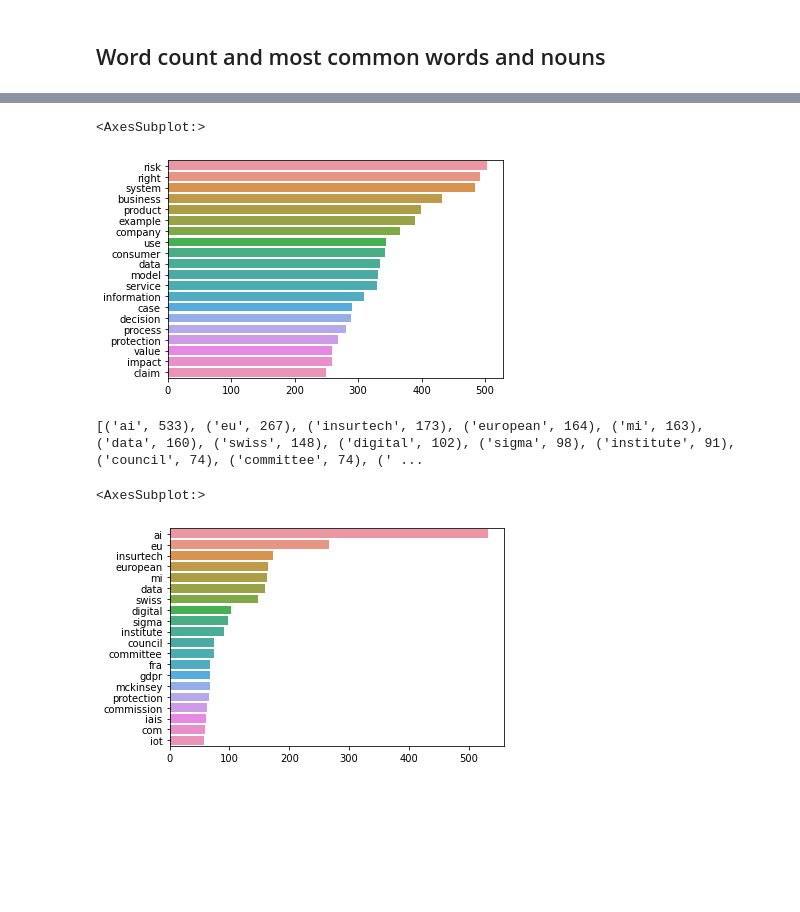
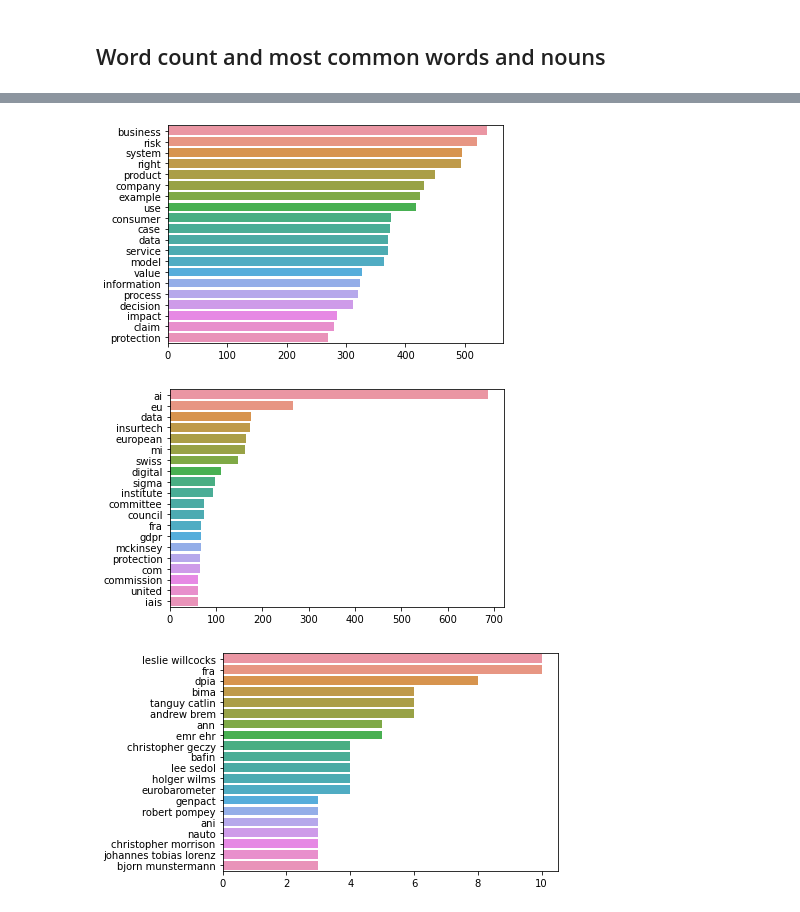
Before and after one commit to protzetter/NLP-experiments, a Jupyter notebook: DocumentMining-Part1.ipynb, the cells around one changed output, grey strips where cells are left out. Saved outputs shown, nothing was run; the diff lists cells and outputs as text; code cells hidden in the pictures; blank space fills up the shorter version.

Commit message:
Update DocumentMining-Part1.ipynb
added function for charts

```diff
--- a/DocumentMining-Part1.ipynb
+++ b/DocumentMining-Part1.ipynb
@@ -271,16 +268,20 @@ print(commonWords)
 # %%
 import seaborn as sns
 
 
-x, y= [], []
-for word,count in commonWords[:20]:
-        x.append(word)
-        y.append(count)
+def displayEntitiesChart(commonEntities,n=20, save=False, saveToFile='test.jpg'):
+    x, y= [], []
+    for word,count in commonEntities[:n]:
+            x.append(word)
+            y.append(count)
 
-sns.barplot(x=y,y=x)
+    plot= sns.barplot(x=y,y=x)
+    if save:
+        fig = plot.get_figure()
+        fig.savefig(saveToFile)
+displayEntitiesChart(commonWords)
 # %% [output]
-<AxesSubplot:>
-[figure, old version]
+[figure, new version]
 # %%
 # get most common proper nouns
 from collections import defaultdict, Counter
@@ -296,22 +297,24 @@ for doc in fullDocs.NLP:
 # five most common tokens
 wordFreq = Counter(words)
 commonWords = wordFreq.most_common(20)
-print(commonWords)
+displayEntitiesChart(commonWords)
 # %% [output]
-[('ai', 533), ('eu', 267), ('insurtech', 173), ('european', 164), ('mi', 163), ('data', 160), ('swiss', 148), ('digital', 102), ('sigma', 98), ('institute', 91), ('council', 74), ('committee', 74), (' ...
+[figure, added]
-# %%
-import seaborn as sns
-
-
-x, y= [], []
-for word,count in commonWords[:20]:
-        x.append(word)
-        y.append(count)
-
-sns.barplot(x=y,y=x)
-# %% [output]
-<AxesSubplot:>
-[figure, removed]
+# %%
+# most frequest PERSON entities
+entities=[]
+for doc in fullDocs.NLP:
+    # all entities
+    for ent in doc.ents:
+        #print(ent.text)
+        if ent.label_ == 'PERSON':
+            if ent.text not in STOP_WORDS:
+                entities += [ent.text]
+entityFreq = Counter(entities)
+commonEntities = entityFreq.most_common(40)
+displayEntitiesChart(commonEntities)
+# %% [output]
+[figure, added]
 # %%
 # most frequest ORG entities
 entities=[]
```
Also changed, not shown: parts of 18 cells of this notebook.
